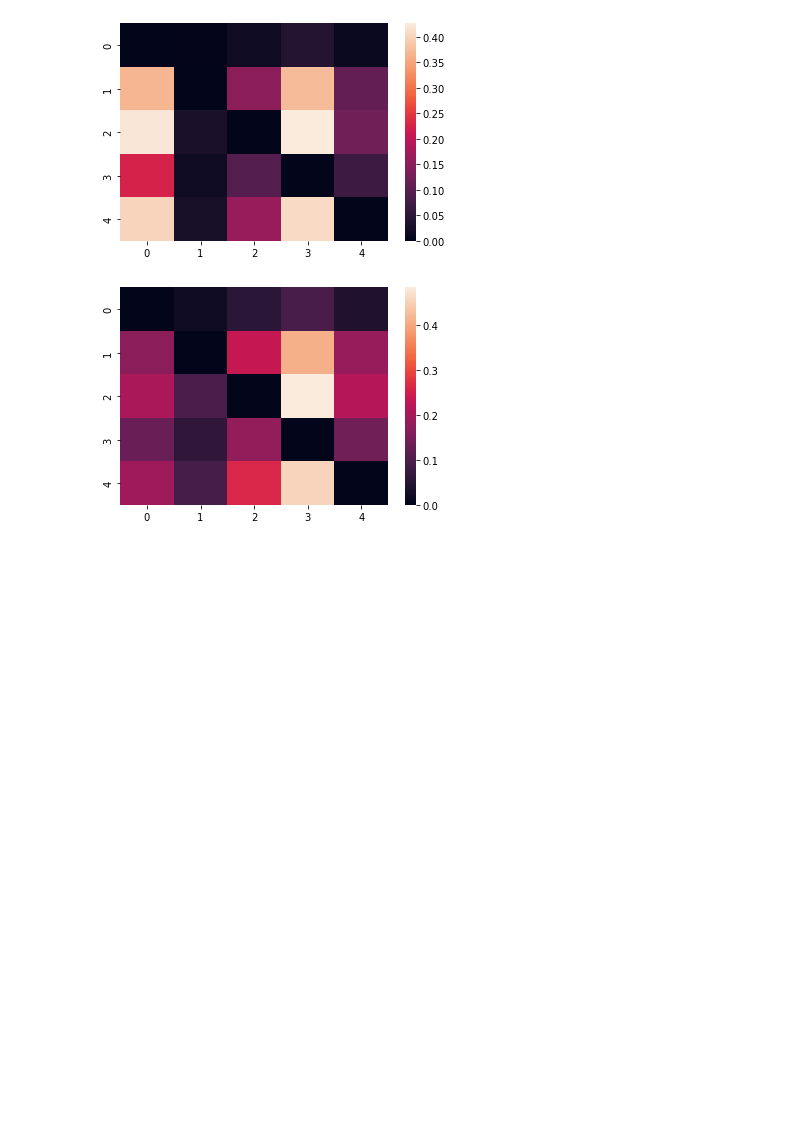
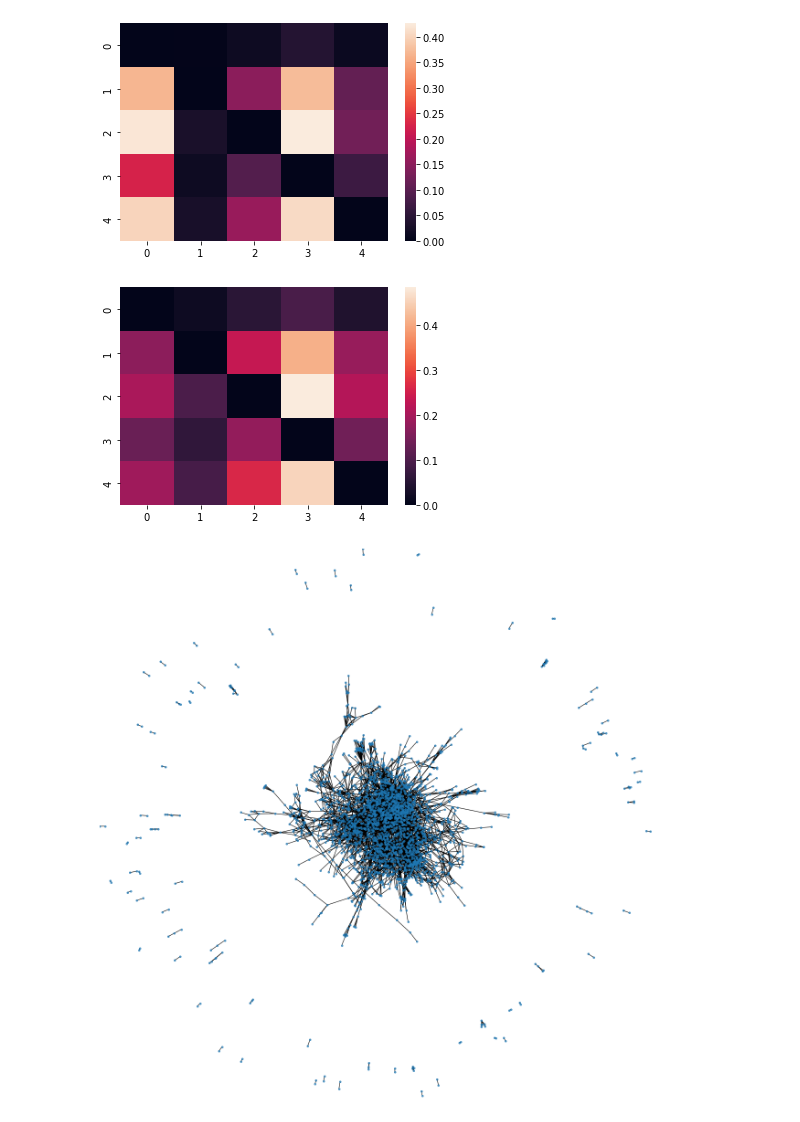
Before and after one commit to samuelbarrett1234/atml-group-11, a Jupyter notebook: sam/notebooks/Graphs.ipynb, the cells around one changed output. Cells and saved outputs as stored; diff of their text form; code cells hidden in the pictures; blank space fills up the shorter version.

Commit message:
Updated notebook with CORA visualisation.

```diff
--- a/sam/notebooks/Graphs.ipynb
+++ b/sam/notebooks/Graphs.ipynb
@@ -65,3 +66,18 @@ with torch.no_grad():
 [figure]
 [figure]
 [figure]
+# %%
+plt.figure(num=None, figsize=(20, 20), dpi=80)
+plt.axis('off')
+fig = plt.figure(1)
+pos = nx.spring_layout(G)
+nx.draw_networkx_nodes(G,pos, node_shape='.', node_size=50, alpha=0.7)
+nx.draw_networkx_edges(G,pos)
+xmax = max(abs(xx) for xx, yy in pos.values())
+ymax = max(abs(yy) for xx, yy in pos.values())
+plt.xlim(-xmax, xmax)
+plt.ylim(-ymax, ymax)
+plt.savefig('E:/atml/cora.svg', format='svg', bbox_inches='tight')
+plt.show()
+# %% [output]
+[figure, added]
```
Also changed, not shown: parts of 1 cell of this notebook.
